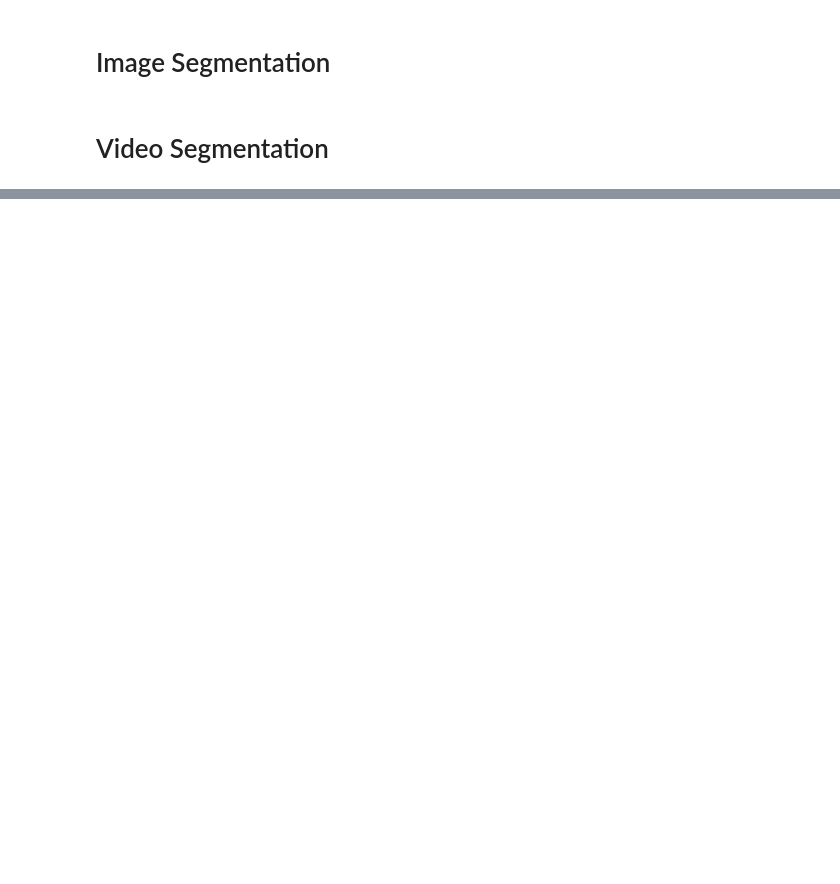
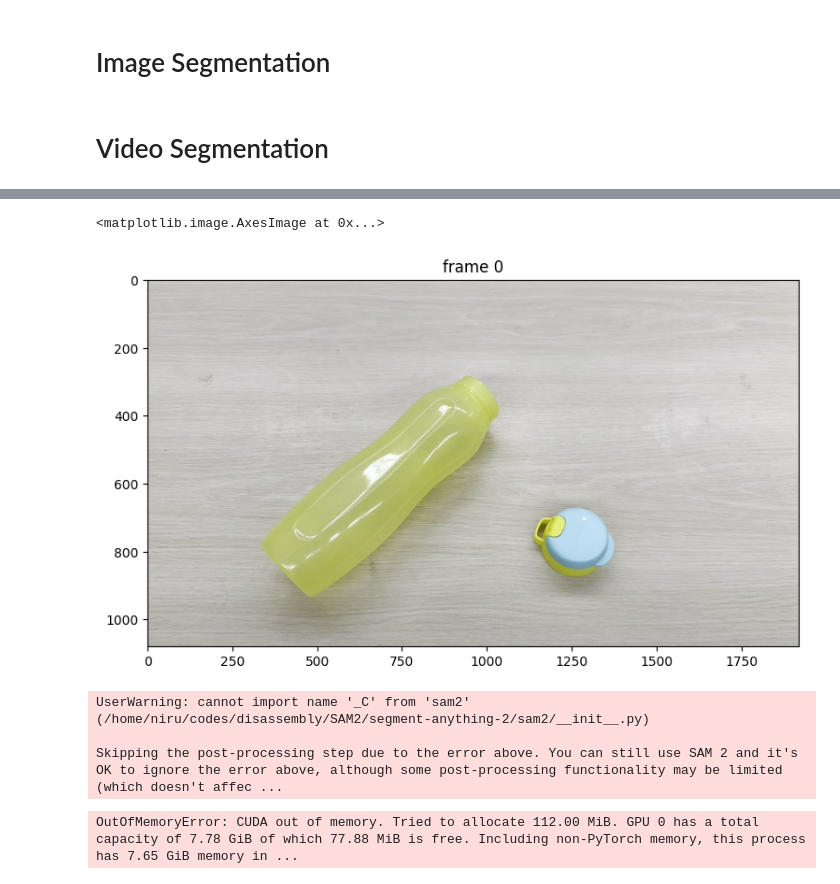
Before and after one commit to NirshalChandraSekar/object_disassembly, a Jupyter notebook: SAM2/learning.ipynb, the cells around one changed output, grey strips where cells are left out. Saved outputs shown, nothing was run; the diff lists cells and outputs as text; code cells hidden in the pictures; blank space fills up the shorter version.

```diff
--- a/SAM2/learning.ipynb
+++ b/SAM2/learning.ipynb
@@ -181,0 +258,19 @@ with sv.VideoSink("final_output.mp4", video_info=video_info) as sink:
+# %%
+# `video_dir` a directory of JPEG frames with filenames like `<frame_index>.jpg`
+video_dir = "video-frames"
+
+# scan all the JPEG frame names in this directory
+frame_names = [
+    p for p in os.listdir(video_dir)
+    if os.path.splitext(p)[-1] in [".jpg", ".jpeg", ".JPG", ".JPEG"]
+]
+frame_names.sort(key=lambda p: int(os.path.splitext(p)[0]))
+
+# take a look the first video frame
+frame_idx = 0
+plt.figure(figsize=(9, 6))
+plt.title(f"frame {frame_idx}")
+plt.imshow(Image.open(os.path.join(video_dir, frame_names[frame_idx])))
+# %% [output]
+<matplotlib.image.AxesImage at 0x...>
+[figure, added]
@@ -181,0 +283,7 @@ with sv.VideoSink("final_output.mp4", video_info=video_info) as sink:
+# %%
+for i in range(len(masks)):
+    add_points_to_segmentor(masks[i]['segmentation'], i)
+# %% [output]
+UserWarning: cannot import name '_C' from 'sam2' (/home/niru/codes/disassembly/SAM2/segment-anything-2/sam2/__init__.py)
+
+Skipping the post-processing step due to the error above. You can still use SAM 2 and it's OK to ignore the error above, although some post-processing functionality may be limited (which doesn't affec ...
@@ -181,0 +292,26 @@ with sv.VideoSink("final_output.mp4", video_info=video_info) as sink:
+# %%
+colors = ['#FF1493', '#00BFFF', '#FF6347', '#FFD700']
+mask_annotator = sv.MaskAnnotator(
+    color=sv.ColorPalette.from_hex(colors),
+    color_lookup=sv.ColorLookup.TRACK)
+
+video_info = sv.VideoInfo.from_video_path("/home/niru/codes/disassembly/SAM2/input_video.mp4")
+frames_paths = sorted(sv.list_files_with_extensions(
+    directory="video-frames",
+    extensions=["jpeg"]))
+
+with sv.VideoSink("/home/niru/codes/disassembly/SAM2/final_output.mp4", video_info=video_info) as sink:
+    for frame_idx, object_ids, mask_logits in predictor2.propagate_in_video(inference_state):
+        frame = cv2.imread(frames_paths[frame_idx])
+        masks = (mask_logits > 0.0).cpu().numpy()
+        N, X, H, W = masks.shape
+        masks = masks.reshape(N * X, H, W)
+        detections = sv.Detections(
+            xyxy=sv.mask_to_xyxy(masks=masks),
+            mask=masks,
+            tracker_id=np.array(object_ids)
+        )
+        frame = mask_annotator.annotate(frame, detections)
+        sink.write_frame(frame)
+# %% [output]
+OutOfMemoryError: CUDA out of memory. Tried to allocate 112.00 MiB. GPU 0 has a total capacity of 7.78 GiB of which 77.88 MiB is free. Including non-PyTorch memory, this process has 7.65 GiB memory in ...
```
Also changed, not shown: parts of 18 cells of this notebook, 2 other files.
